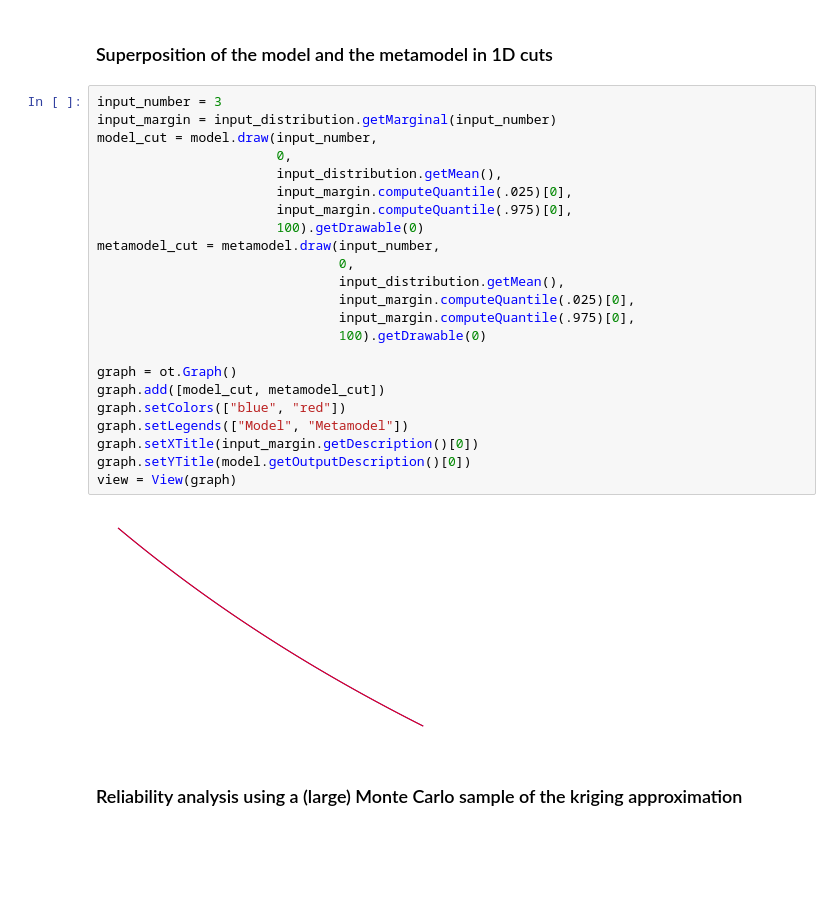
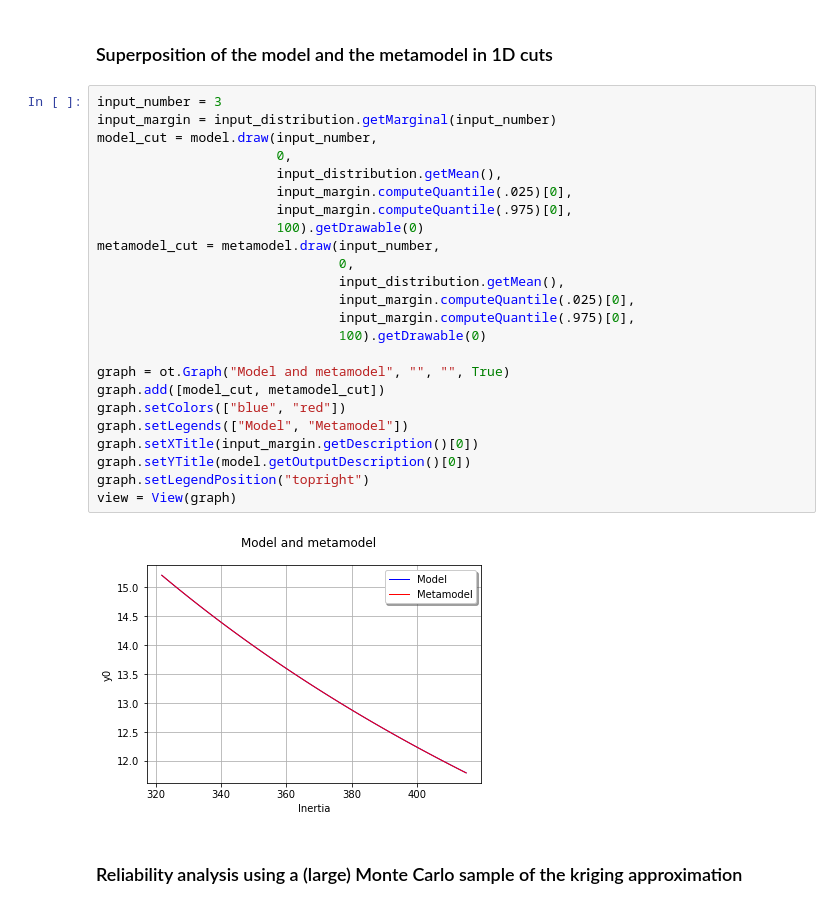
Before and after one commit to mbaudin47/hpcuqtraining, a Jupyter notebook: 2021/Scripts/Metamodel/TP4b_Kriging.ipynb, the cells around one changed output. Saved outputs shown, nothing was run; the diff lists cells and outputs as text; blank space fills up the shorter version.

Commit message:
patch for validation figure

```diff
--- a/2021/Scripts/Metamodel/TP4b_Kriging.ipynb
+++ b/2021/Scripts/Metamodel/TP4b_Kriging.ipynb
@@ -197,28 +197,29 @@ View(validation.drawValidation()).show()
 # %%
 input_number = 3
 input_margin = input_distribution.getMarginal(input_number)
 model_cut = model.draw(input_number,
                        0,
                        input_distribution.getMean(),
                        input_margin.computeQuantile(.025)[0],
                        input_margin.computeQuantile(.975)[0],
                        100).getDrawable(0)
 metamodel_cut = metamodel.draw(input_number,
                                0,
                                input_distribution.getMean(),
                                input_margin.computeQuantile(.025)[0],
                                input_margin.computeQuantile(.975)[0],
                                100).getDrawable(0)
 
-graph = ot.Graph()
+graph = ot.Graph("Model and metamodel", "", "", True)
 graph.add([model_cut, metamodel_cut])
 graph.setColors(["blue", "red"])
 graph.setLegends(["Model", "Metamodel"])
 graph.setXTitle(input_margin.getDescription()[0])
 graph.setYTitle(model.getOutputDescription()[0])
+graph.setLegendPosition("topright")
 view = View(graph)
 # %% [output]
-[figure, old version]
+[figure, new version]
 # %% [markdown]
 ### Reliability analysis using a (large) Monte Carlo sample of the kriging approximation
 # %%
```
